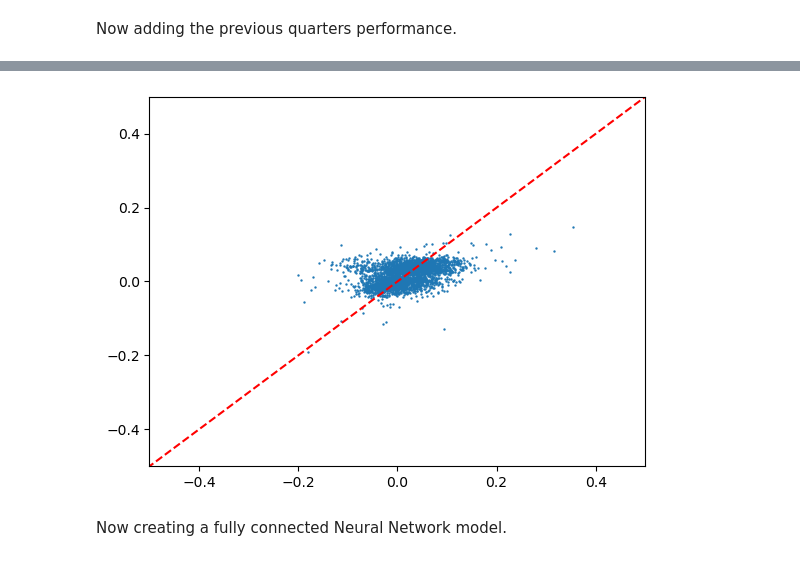
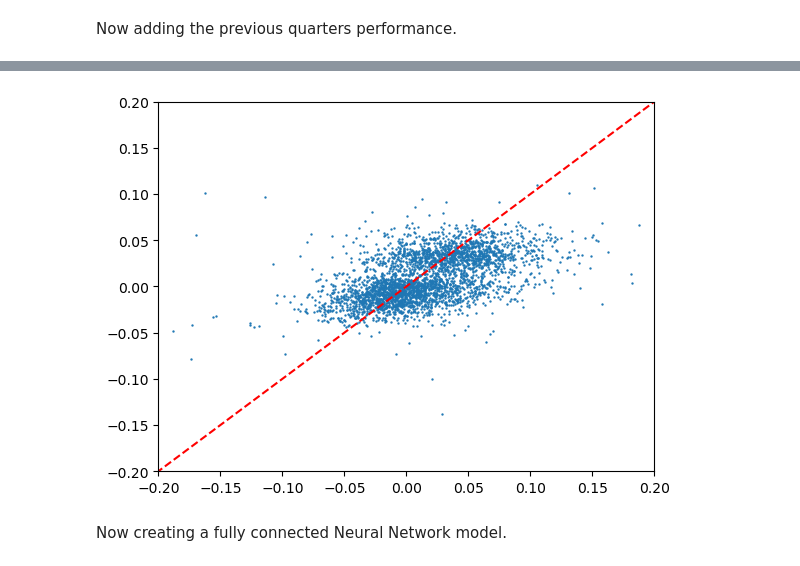
Before and after one commit to Cemlyn/UK-Housing-Market, a Jupyter notebook: Network.ipynb, the cells around one changed output, grey strips where cells are left out. Cells and saved outputs as stored; diff of their text form; code cells hidden in the pictures.

```diff
--- a/Network.ipynb
+++ b/Network.ipynb
@@ -731,11 +731,11 @@ plt.show()
 # %%
 plt.scatter(y_test,test_predictions,s=0.5)
 plt.plot(np.arange(-0.6,0.6,0.1),np.arange(-0.6,0.6,0.1),c='r',ls='--')
-plt.xlim(-0.5,0.5)
-plt.ylim(-0.5,0.5)
+plt.xlim(-0.2,0.2)
+plt.ylim(-0.2,0.2)
 plt.show()
 # %% [output]
-[figure, old version]
+[figure, new version]
 # %% [markdown]
 Now creating a fully connected Neural Network model.
 # %%
```
Also changed, not shown: parts of 35 cells of this notebook, 3 other files.
